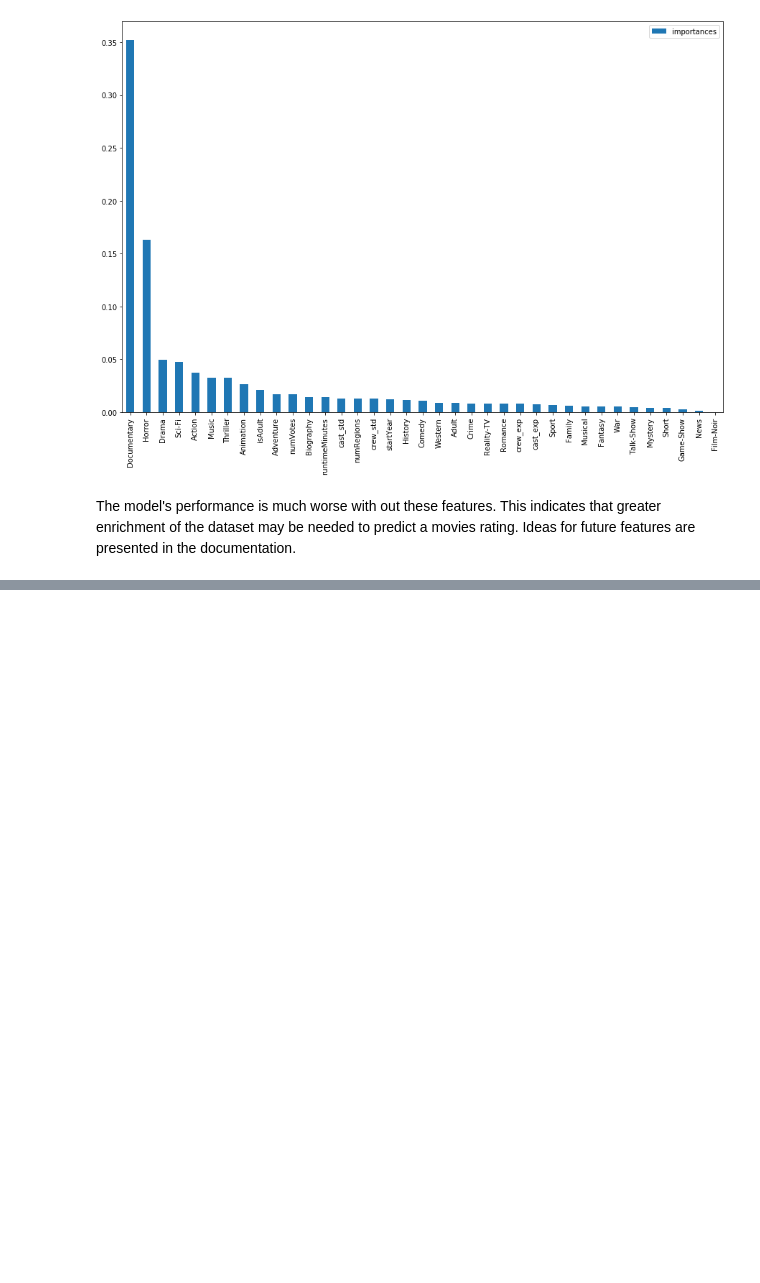
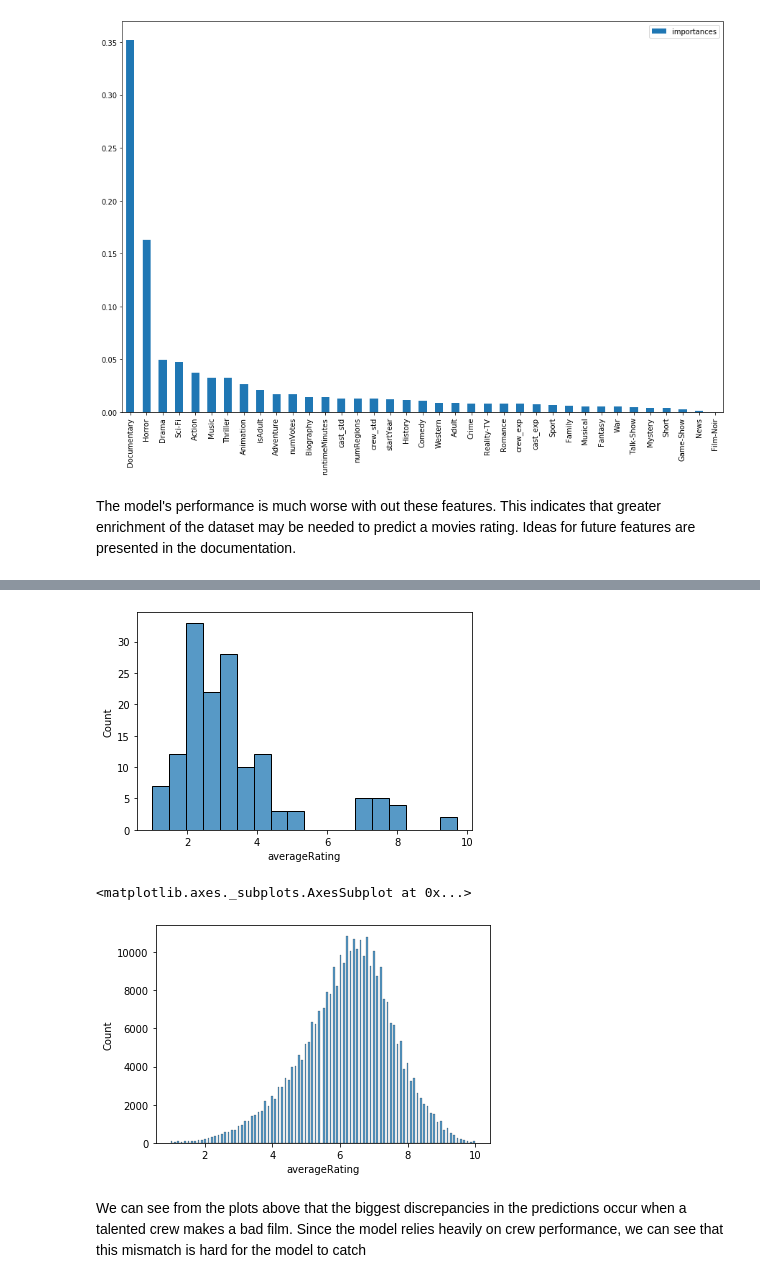
Before and after one commit to tanmaygadgil/imdb-analysis, a Jupyter notebook: Modeling.ipynb, the cells around one changed output, grey strips where cells are left out. Saved outputs shown, nothing was run; the diff lists cells and outputs as text; code cells hidden in the pictures; blank space fills up the shorter version.

```diff
--- a/Modeling.ipynb
+++ b/Modeling.ipynb
@@ -509,0 +589,10 @@ The model's performance is much worse with out these features. This indicates th
+# %%
+sns.histplot(x = 'averageRating', data = diff_3)
+plt.show()
+sns.histplot(x = 'averageRating', data = df)
+# %% [output]
+[figure, added]
+<matplotlib.axes._subplots.AxesSubplot at 0x...>
+[figure, added]
+# %% [markdown]
+We can see from the plots above that the biggest discrepancies in the predictions occur when a talented crew makes a bad film. Since the model relies heavily on crew performance, we can see that this mismatch is hard for the model to catch
```
Also changed, not shown: parts of 27 cells of this notebook, 2 other files.
